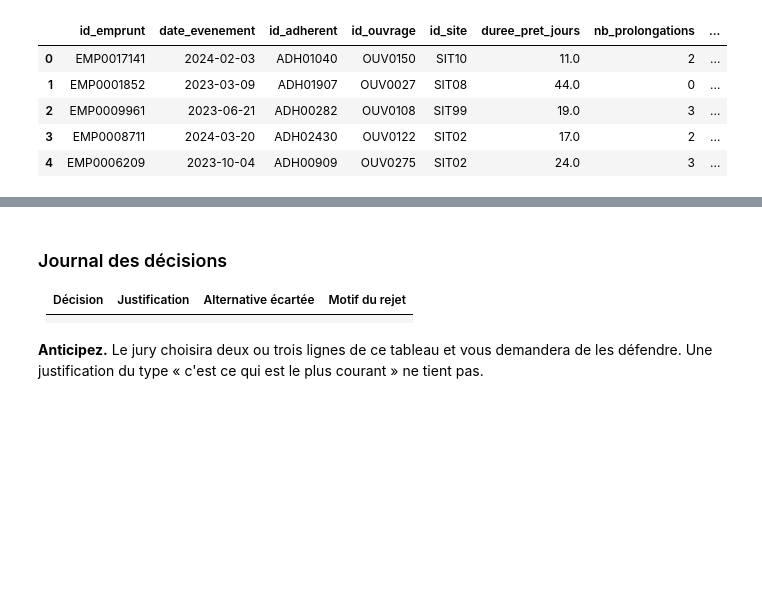
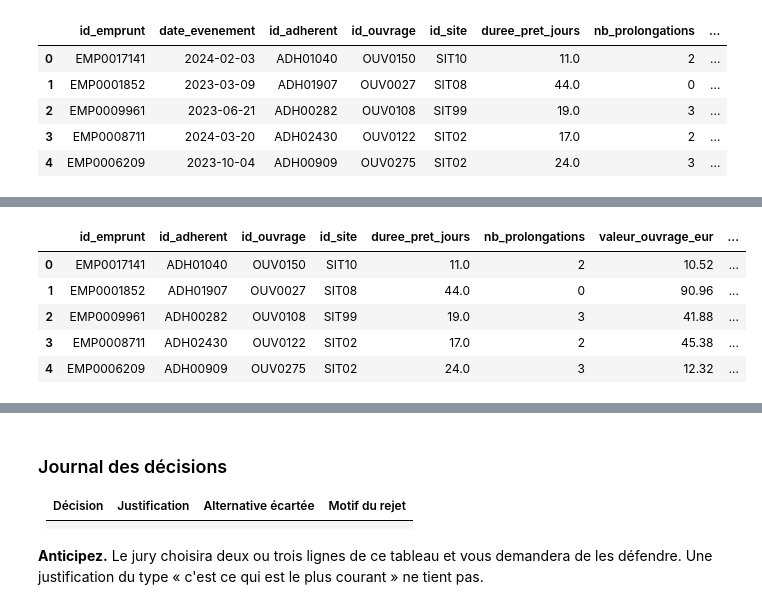
Before and after one commit to ZakariaCoda/Data_Manipulation, a Jupyter notebook: Cours/notebooks/09_projet_canevas.ipynb, the cells around one changed output, grey strips where cells are left out. Saved outputs shown, nothing was run; the diff lists cells and outputs as text; code cells hidden in the pictures; blank space fills up the shorter version.

```diff
--- a/Cours/notebooks/09_projet_canevas.ipynb
+++ b/Cours/notebooks/09_projet_canevas.ipynb
@@ -381,0 +388,83 @@ lignes_finales                             19944
+# %%
+import numpy as np
+import pandas as pd
+import matplotlib.pyplot as plt
+
+
+def create_dimension(df, key):
+    """Retirer les doublons stricts et vérifier la clé primaire."""
+    dimension = df.drop_duplicates().copy()
+
+    if dimension[key].isna().any():
+        raise ValueError(f"Clé manquante dans {key}")
+
+    if dimension[key].duplicated().any():
+        raise ValueError(
+            f"Plusieurs lignes différentes pour une même clé {key}. "
+            "Vérifiez les attributs avant de choisir une ligne."
+        )
+
+    return dimension
+
+
+dim_adherent = create_dimension(ref_adherents, 'id_adherent')
+dim_ouvrage = create_dimension(ref_ouvrages, 'id_ouvrage')
+dim_site = create_dimension(ref_sites, 'id_site')
+
+# Une ligne par jour, y compris les jours sans emprunt.
+dates = clean_data['date_evenement']
+
+if dates.empty or dates.isna().any():
+    raise ValueError("Les dates nettoyées doivent être présentes.")
+
+dim_date = pd.DataFrame({
+    'date': pd.date_range(
+        dates.min().normalize(),
+        dates.max().normalize(),
+        freq='D',
+    )
+})
+
+dim_date['cle_date'] = dim_date['date'].dt.strftime('%Y%m%d').astype(int)
+dim_date['annee'] = dim_date['date'].dt.year
+dim_date['mois'] = dim_date['date'].dt.month
+dim_date['trimestre'] = dim_date['date'].dt.quarter
+dim_date['jour_semaine'] = dim_date['date'].dt.dayofweek
+dim_date['est_weekend'] = dim_date['jour_semaine'] >= 5
+
+# Table de faits : clés, mesures et caractéristiques de l'emprunt.
+fact_emprunts = clean_data[[
+    'id_emprunt',
+    'id_adherent',
+    'id_ouvrage',
+    'id_site',
+    'duree_pret_jours',
+    'nb_prolongations',
+    'valeur_ouvrage_eur',
+    'mode_emprunt',
+    'statut',
+]].copy()
+
+fact_emprunts['cle_date'] = (
+    clean_data['date_evenement']
+    .dt.strftime('%Y%m%d')
+    .astype(int)
+)
+
+fact_emprunts['duree_absente'] = (
+    fact_emprunts['duree_pret_jours'].isna()
+)
+
+assert fact_emprunts['id_emprunt'].notna().all()
+assert fact_emprunts['id_emprunt'].is_unique, (
+    "Plusieurs lignes par emprunt : vérifier le grain de la table."
+)
+
+display(fact_emprunts.head())
+# %% [output]
+|  | id_emprunt | id_adherent | id_ouvrage | id_site | duree_pret_jours | nb_prolongations | valeur_ouvrage_eur | ... |
+| 0 | EMP0017141 | ADH01040 | OUV0150 | SIT10 | 11.0 | 2 | 10.52 | ... |
+| 1 | EMP0001852 | ADH01907 | OUV0027 | SIT08 | 44.0 | 0 | 90.96 | ... |
+| 2 | EMP0009961 | ADH00282 | OUV0108 | SIT99 | 19.0 | 3 | 41.88 | ... |
+| 3 | EMP0008711 | ADH02430 | OUV0122 | SIT02 | 17.0 | 2 | 45.38 | ... |
+| 4 | EMP0006209 | ADH00909 | OUV0275 | SIT02 | 24.0 | 3 | 12.32 | ... |
```
Also changed, not shown: parts of 9 cells of this notebook.
